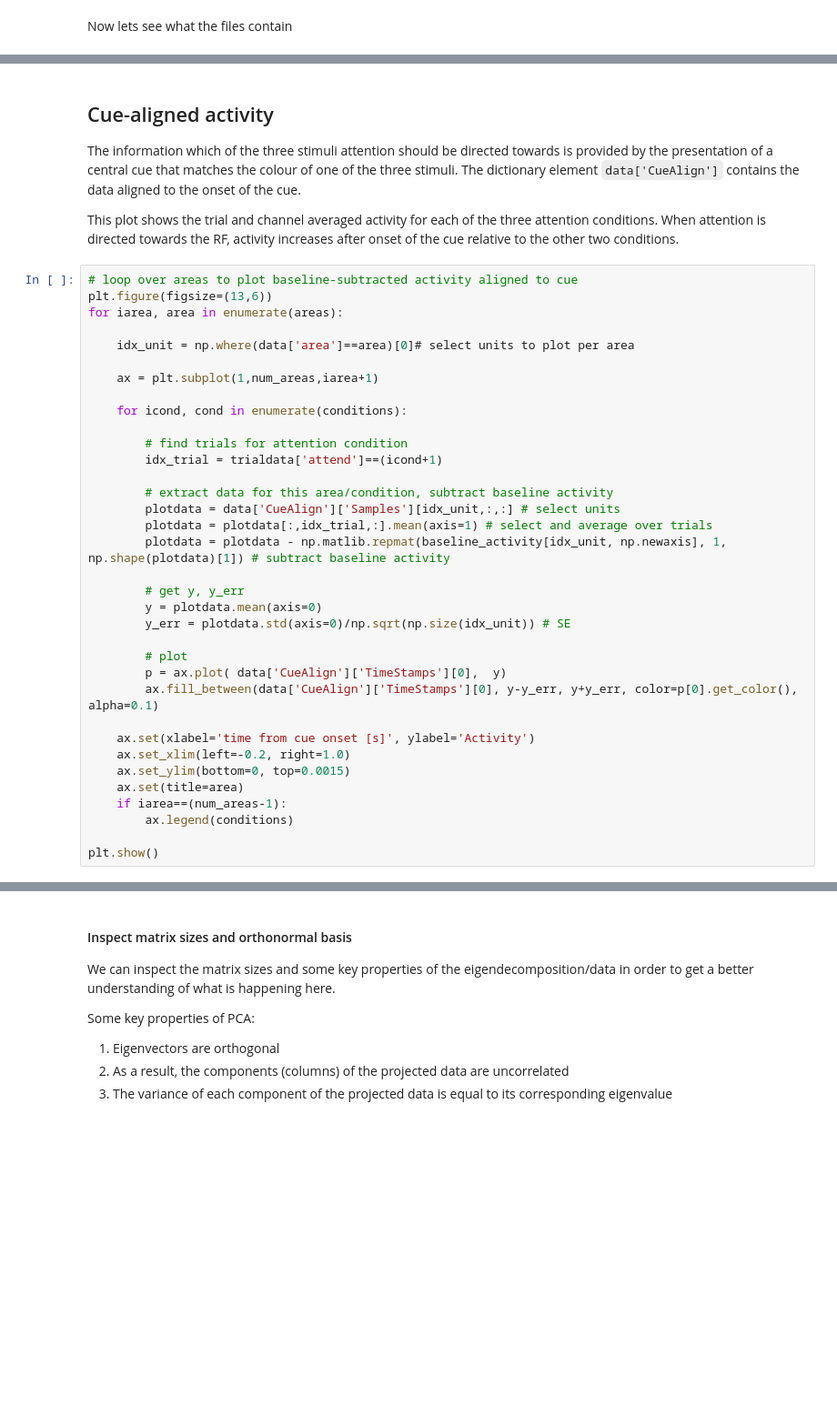
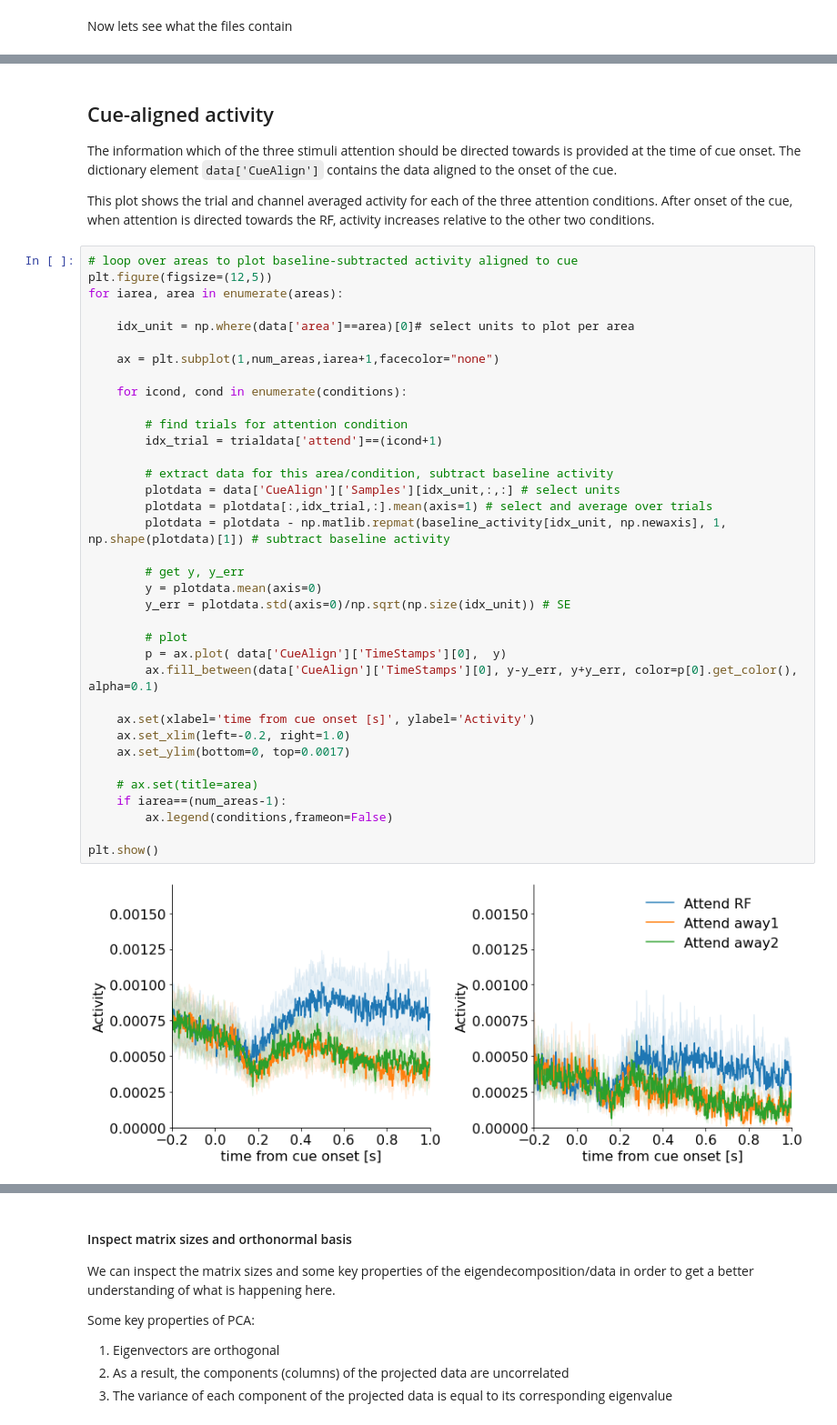
Before and after one commit to jochemvankempen/demos-data-science, a Jupyter notebook: dimensionality-reduction-demo-PCA.ipynb, the cells around one changed output, grey strips where cells are left out. Shown at 91% size. Drawn from its saved outputs; the diff is of its cells as text; blank space fills up the shorter version.

```diff
--- a/dimensionality-reduction-demo-PCA.ipynb
+++ b/dimensionality-reduction-demo-PCA.ipynb
@@ -132,43 +153,46 @@ plt.show()
 # %% [markdown]
 ## Cue-aligned activity
 
-The information which of the three stimuli attention should be directed towards is provided by the presentation of a central cue that matches the colour of one of the three stimuli. The dictionary element `data['CueAlign']` contains the data aligned to the onset of the cue.
+The information which of the three stimuli attention should be directed towards is provided at the time of cue onset. The dictionary element `data['CueAlign']` contains the data aligned to the onset of the cue.
 
-This plot shows the trial and channel averaged activity for each of the three attention conditions. When attention is directed towards the RF, activity increases after onset of the cue relative to the other two conditions.
+This plot shows the trial and channel averaged activity for each of the three attention conditions. After onset of the cue, when attention is directed towards the RF, activity increases relative to the other two conditions.
 # %%
 # loop over areas to plot baseline-subtracted activity aligned to cue
-plt.figure(figsize=(13,6))
+plt.figure(figsize=(12,5))
 for iarea, area in enumerate(areas):
 
     idx_unit = np.where(data['area']==area)[0]# select units to plot per area
 
-    ax = plt.subplot(1,num_areas,iarea+1)
+    ax = plt.subplot(1,num_areas,iarea+1,facecolor="none")
 
     for icond, cond in enumerate(conditions):
 
         # find trials for attention condition
         idx_trial = trialdata['attend']==(icond+1)
 
         # extract data for this area/condition, subtract baseline activity
         plotdata = data['CueAlign']['Samples'][idx_unit,:,:] # select units
         plotdata = plotdata[:,idx_trial,:].mean(axis=1) # select and average over trials
         plotdata = plotdata - np.matlib.repmat(baseline_activity[idx_unit, np.newaxis], 1, np.shape(plotdata)[1]) # subtract baseline activity
 
         # get y, y_err
         y = plotdata.mean(axis=0)
         y_err = plotdata.std(axis=0)/np.sqrt(np.size(idx_unit)) # SE
 
         # plot
         p = ax.plot( data['CueAlign']['TimeStamps'][0],  y)
         ax.fill_between(data['CueAlign']['TimeStamps'][0], y-y_err, y+y_err, color=p[0].get_color(), alpha=0.1)
 
     ax.set(xlabel='time from cue onset [s]', ylabel='Activity')
     ax.set_xlim(left=-0.2, right=1.0)
-    ax.set_ylim(bottom=0, top=0.0015)
-    ax.set(title=area)
+    ax.set_ylim(bottom=0, top=0.0017)
+
+    # ax.set(title=area)
     if iarea==(num_areas-1):
-        ax.legend(conditions)
+        ax.legend(conditions,frameon=False)
 
 plt.show()
+# %% [output]
+[figure, added]
 # %% [markdown]
 # Dimensionality reduction
```
Also changed, not shown: parts of 42 cells of this notebook.
